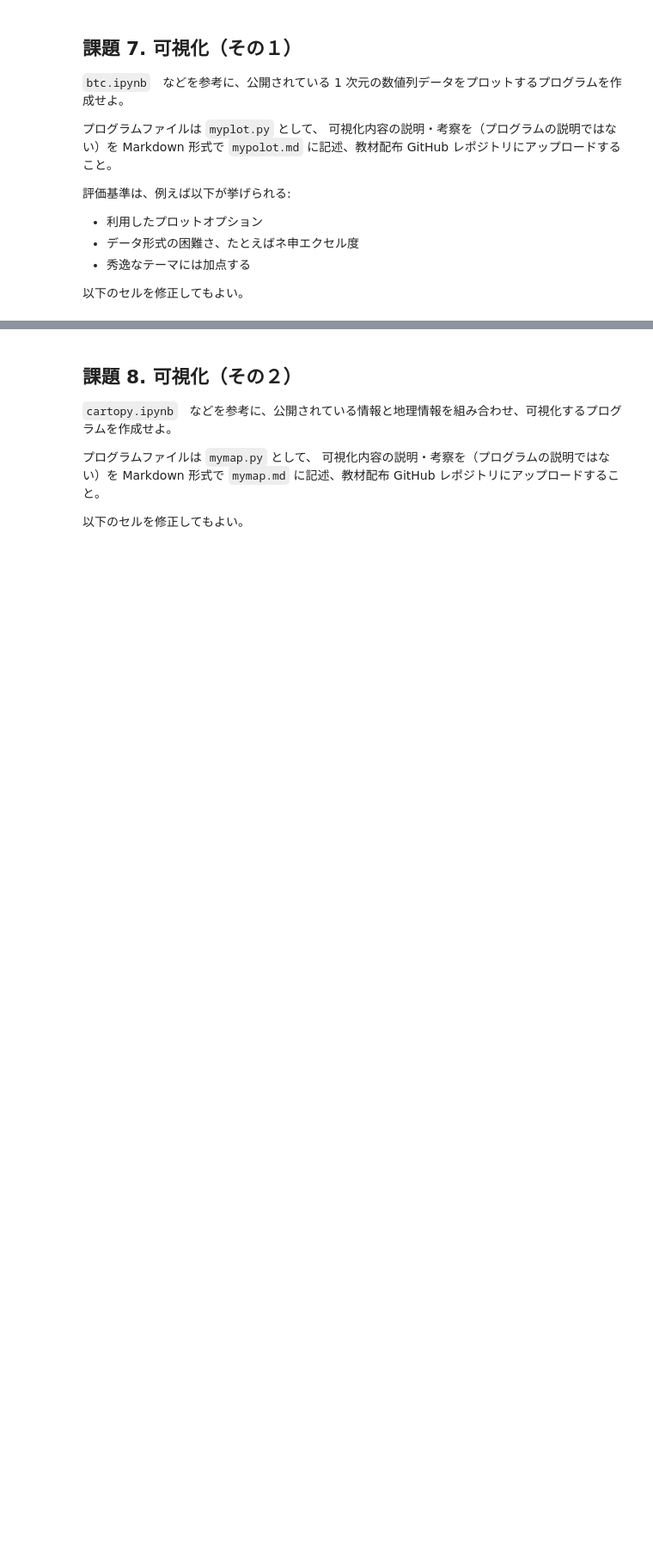
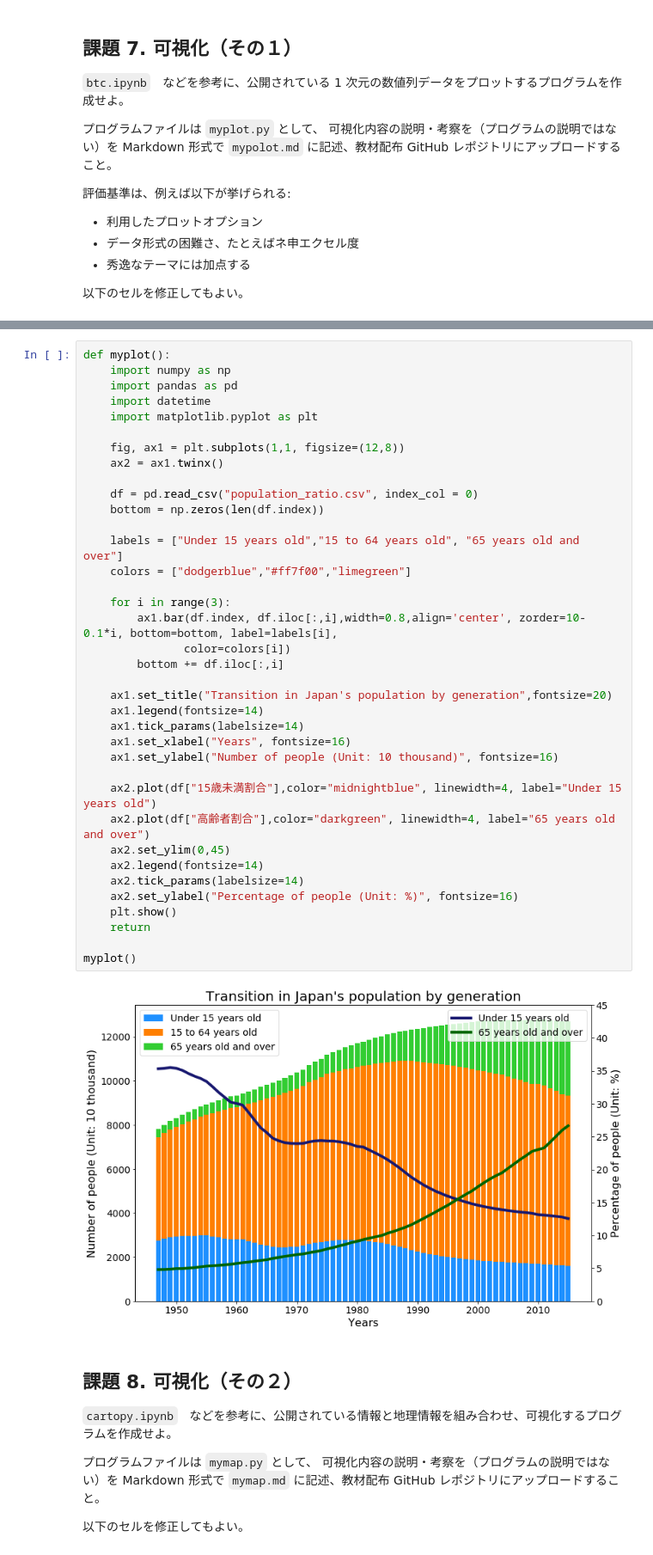
Before and after one commit to kojishun/OCS-04-python-02, a Jupyter notebook: exercises-45.ipynb, the cells around one changed output, grey strips where cells are left out. Shown at 86% size. Saved outputs shown, nothing was run; the diff lists cells and outputs as text; blank space fills up the shorter version.

```diff
--- a/exercises-45.ipynb
+++ b/exercises-45.ipynb
@@ -30,3 +62,42 @@ myplot()
+# %%
+def myplot():
+    import numpy as np
+    import pandas as pd
+    import datetime
+    import matplotlib.pyplot as plt
+
+    fig, ax1 = plt.subplots(1,1, figsize=(12,8))
+    ax2 = ax1.twinx()
+
+    df = pd.read_csv("population_ratio.csv", index_col = 0)
+    bottom = np.zeros(len(df.index))
+
+    labels = ["Under 15 years old","15 to 64 years old", "65 years old and over"]
+    colors = ["dodgerblue","#ff7f00","limegreen"]
+
+    for i in range(3):
+        ax1.bar(df.index, df.iloc[:,i],width=0.8,align='center', zorder=10-0.1*i, bottom=bottom, label=labels[i],
+               color=colors[i])
+        bottom += df.iloc[:,i]
+
+    ax1.set_title("Transition in Japan's population by generation",fontsize=20)
+    ax1.legend(fontsize=14)
+    ax1.tick_params(labelsize=14)
+    ax1.set_xlabel("Years", fontsize=16)
+    ax1.set_ylabel("Number of people (Unit: 10 thousand)", fontsize=16)
+
+    ax2.plot(df["15歳未満割合"],color="midnightblue", linewidth=4, label="Under 15 years old")
+    ax2.plot(df["高齢者割合"],color="darkgreen", linewidth=4, label="65 years old and over")
+    ax2.set_ylim(0,45)
+    ax2.legend(fontsize=14)
+    ax2.tick_params(labelsize=14)
+    ax2.set_ylabel("Percentage of people (Unit: %)", fontsize=16)
+    plt.show()
+    return
+
+myplot()
+# %% [output]
+[figure, added]
 # %% [markdown]
 ## 課題 8.  可視化（その２）
 
```
Also changed, not shown: parts of 9 cells of this notebook, 15 other files.
